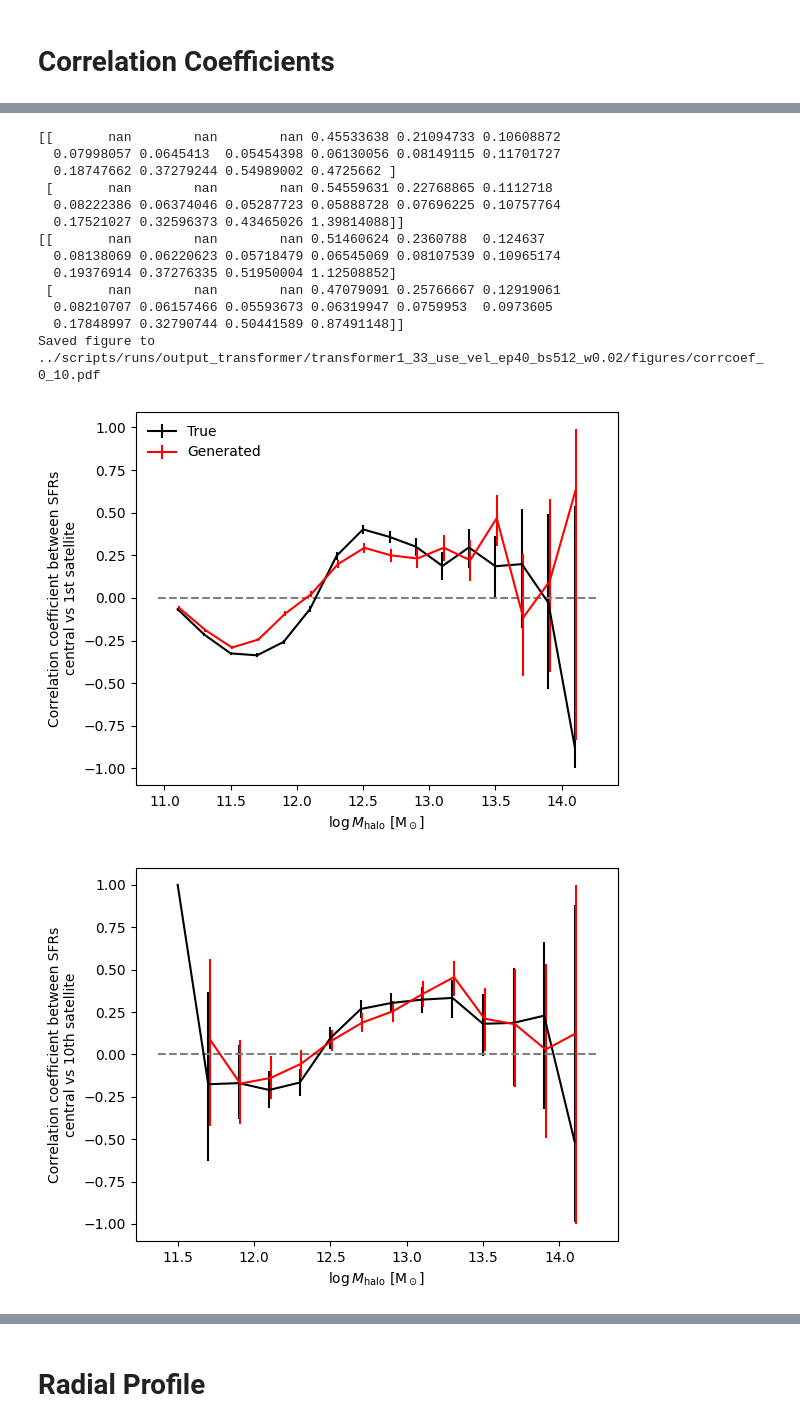
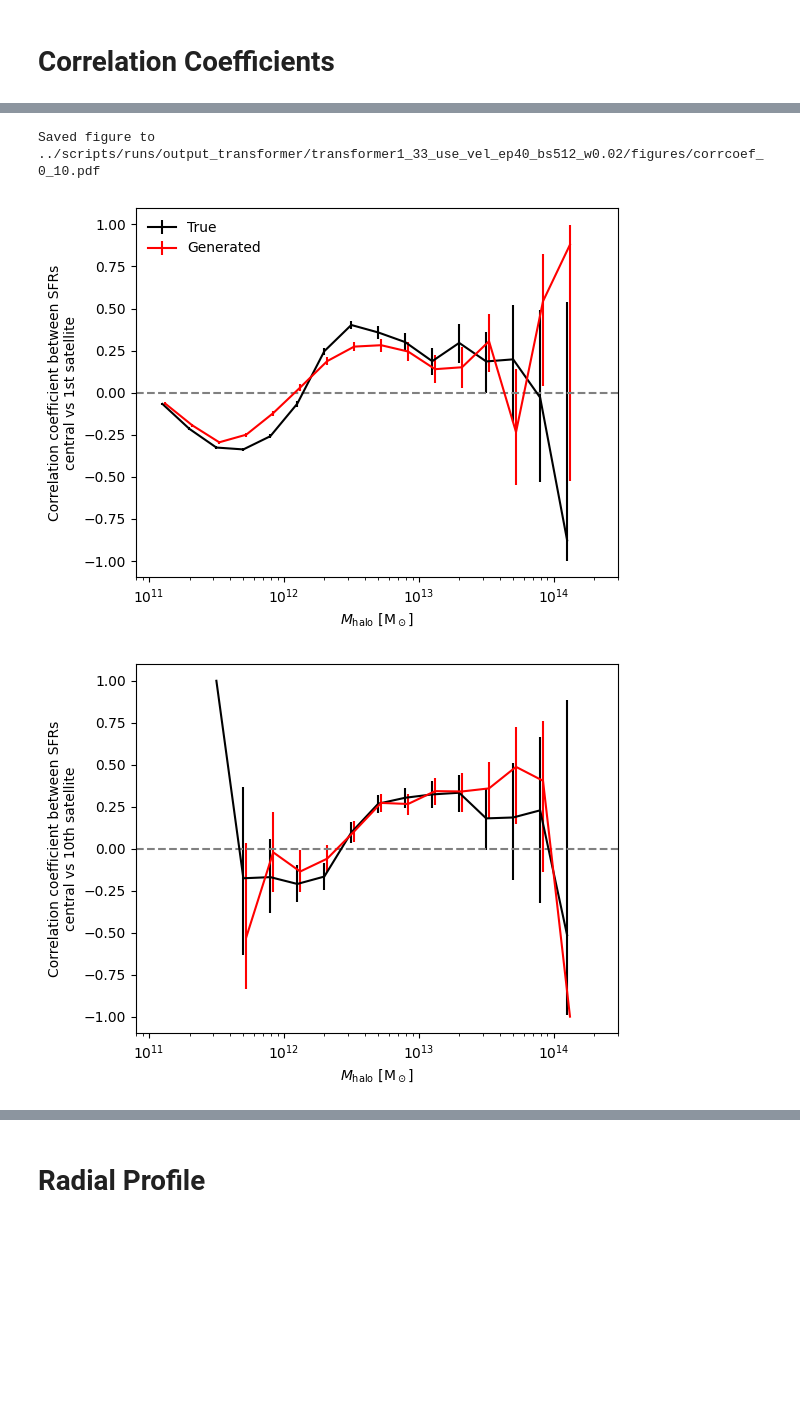
Before and after one commit to knmoriwaki/cosmoglint, a Jupyter notebook: notebooks/plot_transformer.ipynb, the cells around one changed output, grey strips where cells are left out. Drawn from its saved outputs; the diff is of its cells as text; code cells hidden in the pictures; blank space fills up the shorter version.

```diff
--- a/notebooks/plot_transformer.ipynb
+++ b/notebooks/plot_transformer.ipynb
@@ -89,7 +91,7 @@ norm_params = np.array(opt.norm_params)
 xmin, xmax = norm_params[:, 0], norm_params[:,1]
 
 ### load model
-model = my_model(opt)
+model = transformer_model(opt)
 model.to(device)
 
 model.load_state_dict(torch.load("{}/model.pth".format(model_dir)))
@@ -127,6 +129,14 @@ def show_prob(prob, generated, length, iparam=0, title=None, ylim=(0, 0.18), log
     plt.figure(figsize=(6, 4.5))
     plt.title(title)
 
+    val_phys = np.linspace(0, 1, opt.num_features_out) * (xmax[iparam+1] - xmin[iparam+1]) + xmin[iparam+1]
+    gen_phys = generated[:,iparam] * (xmax[iparam+1] - xmin[iparam+1]) + xmin[iparam+1]
+
+    if iparam != 2:
+        val_phys = 10 ** val_phys
+        gen_phys = 10 ** gen_phys
+        plt.xscale("log")
+
     for k in range(length+1):
         label = f"{k}"
         if k == 0 and ( iparam == 1 or iparam == 2 ):
@@ -134,8 +144,8 @@ def show_prob(prob, generated, length, iparam=0, title=None, ylim=(0, 0.18), log
         if k != 0 and iparam != 0:
             prob[k,iparam,0] = 0.0
         prob[k,iparam,:] /= prob[k,iparam,:].sum()
-        plt.plot(np.linspace(0, 1, opt.num_features_out), prob[k,iparam], label=label, color=colors[k], alpha=0.8)
-        plt.scatter(generated[k,iparam], ylim[1]*0.8, marker="v", color=colors[k], s=100, alpha=0.8)
+        plt.plot(val_phys, prob[k,iparam], label=label, color=colors[k], alpha=0.8)
+        plt.scatter(gen_phys[k], ylim[1]*0.8, marker="v", color=colors[k], s=100, alpha=0.8)
 
     if log_scale:
         plt.yscale("log")
@@ -145,7 +155,7 @@ def show_prob(prob, generated, length, iparam=0, title=None, ylim=(0, 0.18), log
     plt.ylabel("Probability")
     plt.legend(frameon=False)
 
-    plt.savefig("{}/prob_{}_{:d}.pdf".format(output_dir, param_labels[iparam], i))
+    my_savefig("{}/prob_{}_{:d}.pdf".format(output_dir, param_labels[iparam], i))
 
 ## Quick check of the output and probability
 seed = 123
@@ -192,7 +202,7 @@ for i, (x, g) in enumerate(zip(x_test, generated_test)):
 
         if i < 2:
             if iparam == 0:
-                title = "log M = {:.2f}".format(x_test_physical_unit)
+                title = r"$M\  =\ 10^{%.0f}\ \rm M_\odot$" % (x_test_physical_unit)
             else:
                 title = None
 
@@ -423,12 +435,12 @@ ybin_indices_generated = np.digitize(generated, xbins) - 1 # (num_samples, seq_l
 
 # Total SFR of halo
 mask = np.arange(opt.max_length) < length_true[:,None]
-output_masked = (10**y_true[:,:,0]) * mask
+output_masked = ( 10** (y_true[:,:,0] * ( xmax[1] - xmin[1] ) + xmin[1]) ) * mask
 y_true_sat_tot = np.sum(output_masked[:,1:], axis=1)
 y_true_tot = np.sum(output_masked, axis=1)
 
 mask = np.arange(opt.max_length) < length_generated[:,None]
-output_masked = (10**generated[:,:,0]) * mask
+output_masked = ( 10** (generated[:,:,0] * ( xmax[1] - xmin[1] ) + xmin[1]) ) * mask
 y_generated_sat_tot = np.sum(output_masked[:,1:], axis=1)
 y_generated_tot = np.sum(output_masked, axis=1)
 
@@ -490,7 +502,7 @@ label_list = ["SFR > 0.1 Msun/yr", "",
 bin_ranges = [(0, 8), (0, 13), (0, 40)]
 for count, i in enumerate(list_to_show):
     indices = np.where(xbin_indices_true == i)[0]
-    title = "log M in [{:.1f}, {:.1f})".format(xbins_physical_unit[i,0], xbins_physical_unit[i+1,0])
+    title = r"$M \in [10^{%.1f}, 10^{%.1f})\ \rm M_\odot$" % (xbins_physical_unit[i,0], xbins_physical_unit[i+1,0])
 
     show_length_hist(l_list, indices=indices, panel_id=(1,len(list_to_show),count+1), title=title, label_list=label_list, density=density, bin_range=bin_ranges[count], bins=bin_ranges[count][1])
 fout = f"{output_dir}/hist_length_th.pdf"
@@ -530,7 +542,7 @@ for i in list_to_show:
             np.where((ybin_indices_true[:,0,0] == j) & base_mask )[0],
             np.where((ybin_indices_generated[:,0,0] == j) & base_mask)[0]
         ]
-        title = "log M = {:.2f}, log SFR (central) = {:.2f}".format(xbins_physical_unit[i,0], xbins_physical_unit[j,1])
+        title = r"$M = {%.2f}, \ SFR\  (central)\  =\ {%.2f}$"%(xbins_physical_unit[i,0], xbins_physical_unit[j,1])
         show_length_hist([y_true_sat_tot, y_generated_sat_tot], indices=indices, panel_id=(len(y_list_to_show),len(list_to_show),count+1), title=title, density=density, bin_range=(0,2), bins=20, xlabel="log total SFR of satellites")
         count += 1
 
@@ -701,7 +713,6 @@ for iparam in range(opt.num_features_in):
 # Correlation Coefficients
 # %%
 ### Correlation coefficient between central SFR and total satellite SFR
-
 def calc_corrcoef(x, y):
     x = x.flatten()
     y = y.flatten()
@@ -719,9 +730,6 @@ def confidence_interval(r, num):
     return r - lower_bound, upper_bound - r
 
 def plot_corrcoef(i0, i1, ylabel=None, fout=None, show_legend=True):
-    plt.figure(figsize=(6, 4.5))
-    plt.xlabel(r"$\log M_{\rm halo}\ \rm [M_\odot]$")
-    plt.ylabel(ylabel)
 
     x_values = []
     corr_true_list = []
@@ -729,7 +737,7 @@ def plot_corrcoef(i0, i1, ylabel=None, fout=None, show_legend=True):
     corr_list = []
     interval_list = []
     for i in range(nbins-4):
-        x_values.append( 0.5 * (xbins_physical_unit[i,0] + xbins_physical_unit[i+1,0]) )
+        x_values.append( 10 ** (0.5 * (xbins_physical_unit[i,0] + xbins_physical_unit[i+1,0]) ) )
 
         mask = (xbin_indices_true == i) & (length_true > max(i0, i1))
         y1now = y_true[mask][:,i0,0]
@@ -749,6 +757,7 @@ def plot_corrcoef(i0, i1, ylabel=None, fout=None, show_legend=True):
         corr_list.append(r)
         interval_list.append((err_neg, err_pos))
 
+    x_values = np.array(x_values)
     #plt.scatter(x_values, corr_true_list, label="True", color="black")
     #plt.scatter(x_values, corr_list, label="Generated", color="red")
 
@@ -760,17 +769,25 @@ def plot_corrcoef(i0, i1, ylabel=None, fout=None, show_legend=True):
 
     print(interval_true_list)
     print(interval_list)
+
+    plt.figure(figsize=(6, 4.5))
+
     plt.errorbar(x_values, corr_true_list, interval_true_list, label="True", color="black")
-    plt.errorbar(x_values+0.01*np.ones_like(x_values), corr_list, interval_list, label="Generated", color="red")
+    plt.errorbar(x_values*1.05*np.ones_like(x_values), corr_list, interval_list, label="Generated", color="red")
 
-    #plt.xlim([11, 13.5])
+    plt.xlabel(r"$M_{\rm halo}\ \rm [M_\odot]$")
+    plt.xscale("log")
+    plt.ylabel(ylabel)
 
     xlim = plt.xlim()
+    xlim = [0.8e11, 3e14]
     plt.plot(xlim, [0,0], color="gray", ls="dashed")
     #plt.ylim([-0.7, 0.7])
 
     if show_legend:
         plt.legend(loc="upper left", frameon=False)
+
+    plt.xlim(xlim)
 
     my_savefig(fout)
 
@@ -800,15 +821,3 @@ Saved figure to ../scripts/runs/output_transformer/transformer1_33_use_vel_ep40_
-[[       nan        nan        nan 0.45533638 0.21094733 0.10608872
-  0.07998057 0.0645413  0.05454398 0.06130056 0.08149115 0.11701727
-  0.18747662 0.37279244 0.54989002 0.4725662 ]
- [       nan        nan        nan 0.54559631 0.22768865 0.1112718
-  0.08222386 0.06374046 0.05287723 0.05888728 0.07696225 0.10757764
-  0.17521027 0.32596373 0.43465026 1.39814088]]
-[[       nan        nan        nan 0.51460624 0.2360788  0.124637
-  0.08138069 0.06220623 0.05718479 0.06545069 0.08107539 0.10965174
-  0.19376914 0.37276335 0.51950004 1.12508852]
- [       nan        nan        nan 0.47079091 0.25766667 0.12919061
-  0.08210707 0.06157466 0.05593673 0.06319947 0.0759953  0.0973605
-  0.17848997 0.32790744 0.50441589 0.87491148]]
 Saved figure to ../scripts/runs/output_transformer/transformer1_33_use_vel_ep40_bs512_w0.02/figures/corrcoef_0_10.pdf
-[figure, old version]
+[figure, new version]
-[figure, old version]
+[figure, new version]
```
Also changed, not shown: parts of 9 cells of this notebook, 14 other files.
